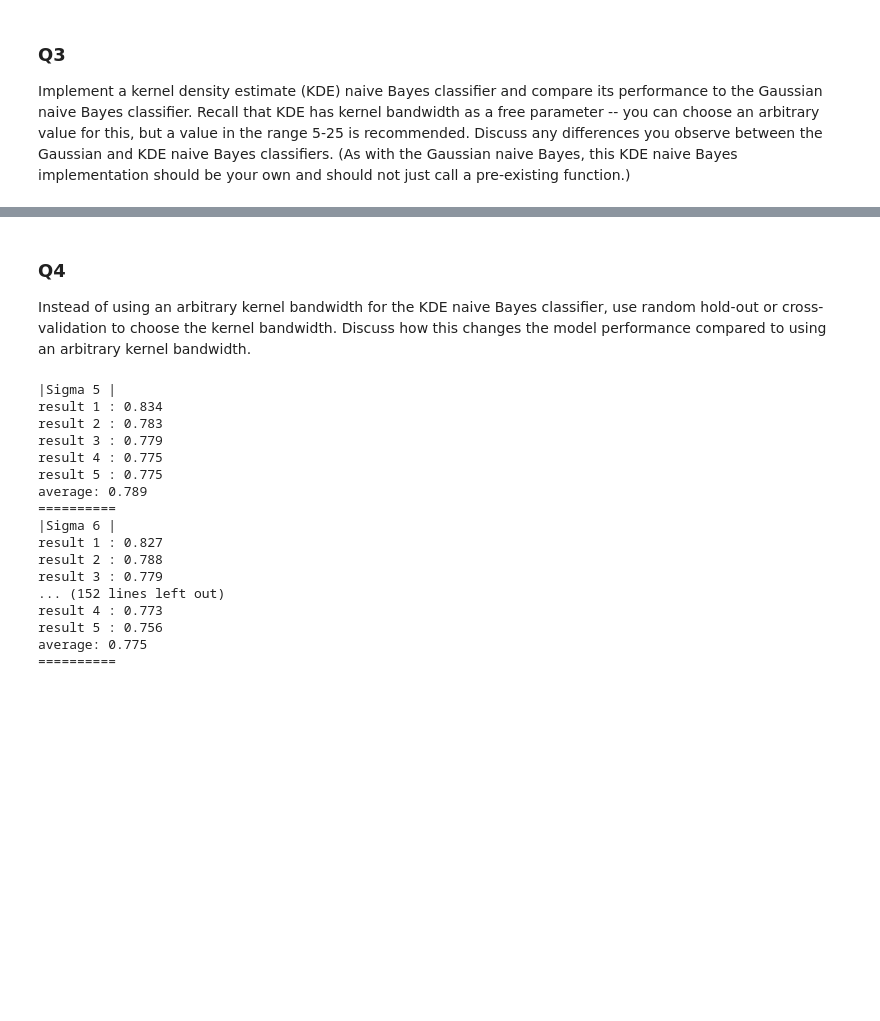
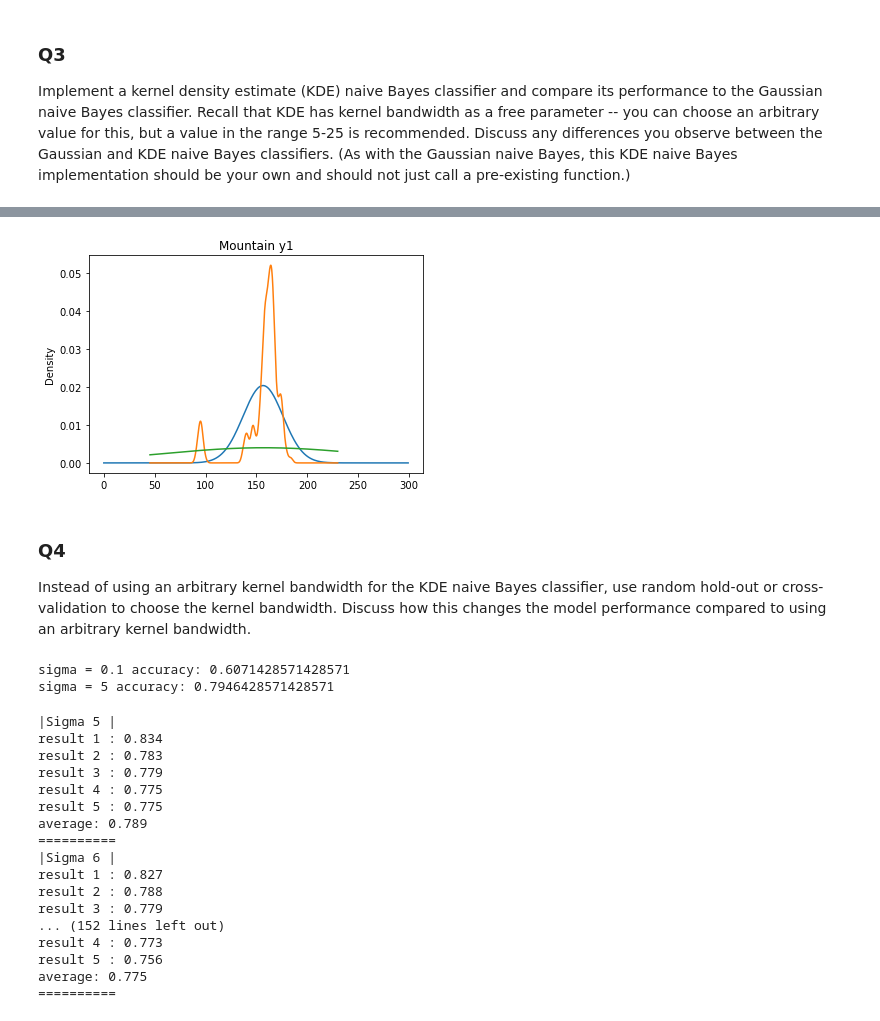
Before and after one commit to tzhern/COMP30027-Project-1-private, a Jupyter notebook: assignment_1.ipynb, the cells around one changed output, grey strips where cells are left out. Saved outputs shown, nothing was run; the diff lists cells and outputs as text; code cells hidden in the pictures; blank space fills up the shorter version.

```diff
--- a/assignment_1.ipynb
+++ b/assignment_1.ipynb
@@ -515,6 +451,19 @@ print()
  [ 0  1  0  0  3  1  0  0  0  4]]
 
 Naive Bayes with KDE accuracy: 0.7946428571428571
+# %%
+mean = df_train[df_train['Pose'] == 'mountain']['y1'].describe()[1]
+stdv = df_train[df_train['Pose'] == 'mountain']['y1'].describe()[2]
+x = np.arange(0, 300, 1)
+y = scipy.stats.norm.pdf(x, mean, stdv)
+plt.plot(x, y)
+x = df_train[df_train['Pose'] == 'mountain']['y1']
+x.plot.kde(bw_method=0.1)
+x.plot.kde(bw_method=5)
+plt.title('Mountain y1')
+plt.show()
+# %% [output]
+[figure, added]
 # %% [markdown]
 ### Q4
 Instead of using an arbitrary kernel bandwidth for the KDE naive Bayes classifier, use random hold-out or cross-validation to choose the kernel bandwidth. Discuss how this changes the model performance compared to using an arbitrary kernel bandwidth.
@@ -561,6 +510,21 @@ def predict_kde_rs(df, num=5):
         print('==========')
 
     return
+# %%
+train_path = 'data/train.csv'
+test_path = 'data/test.csv'
+headers = ['Pose', 'x1', 'x2', 'x3', 'x4', 'x5', 'x6', 'x7', 'x8', 'x9', 'x10', 'x11', 'y1', 'y2', 'y3', 'y4', 'y5', 'y6', 'y7', 'y8', 'y9', 'y10', 'y11']
+df_train = pd.read_csv(train_path, names=headers)
+df_test = pd.read_csv(test_path, names=headers)
+df_train, np_test = preprocess(df_train, df_test)
+
+for i in (0.1, 5):
+    results_kde = predict_kde(np_test, df_train, SIGMA=i)
+    accuracy = evaluate(results_kde)
+    print('sigma =', i, 'accuracy:', accuracy)
+# %% [output]
+sigma = 0.1 accuracy: 0.6071428571428571
+sigma = 5 accuracy: 0.7946428571428571
 # %%
 # Random hold-out to choose the best kernel bandwidth
 headers = ['Pose', 'x1', 'x2', 'x3', 'x4', 'x5', 'x6', 'x7', 'x8', 'x9', 'x10', 'x11', 'y1', 'y2', 'y3', 'y4', 'y5', 'y6', 'y7', 'y8', 'y9', 'y10', 'y11']
```
Also changed, not shown: parts of 5 cells of this notebook.
